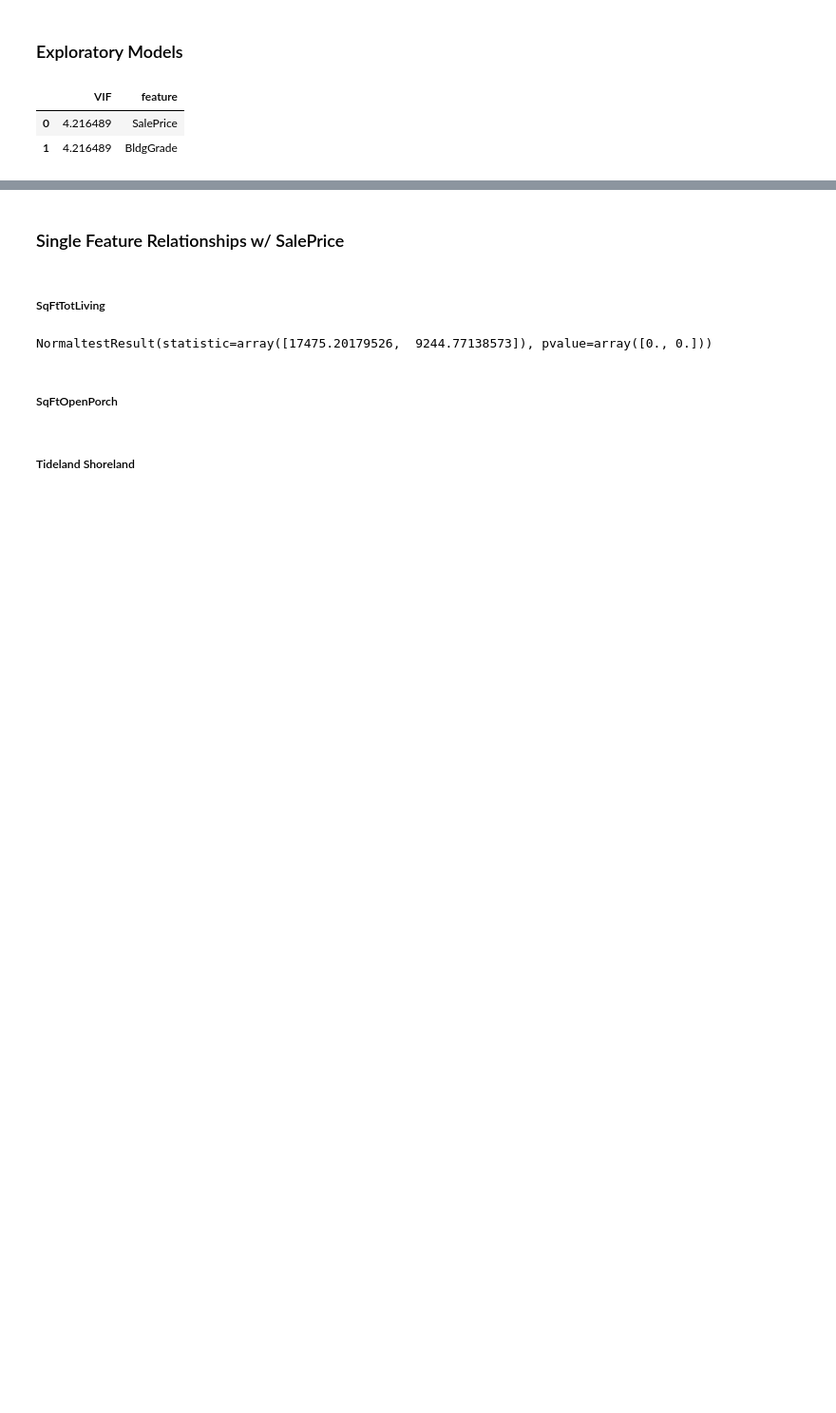
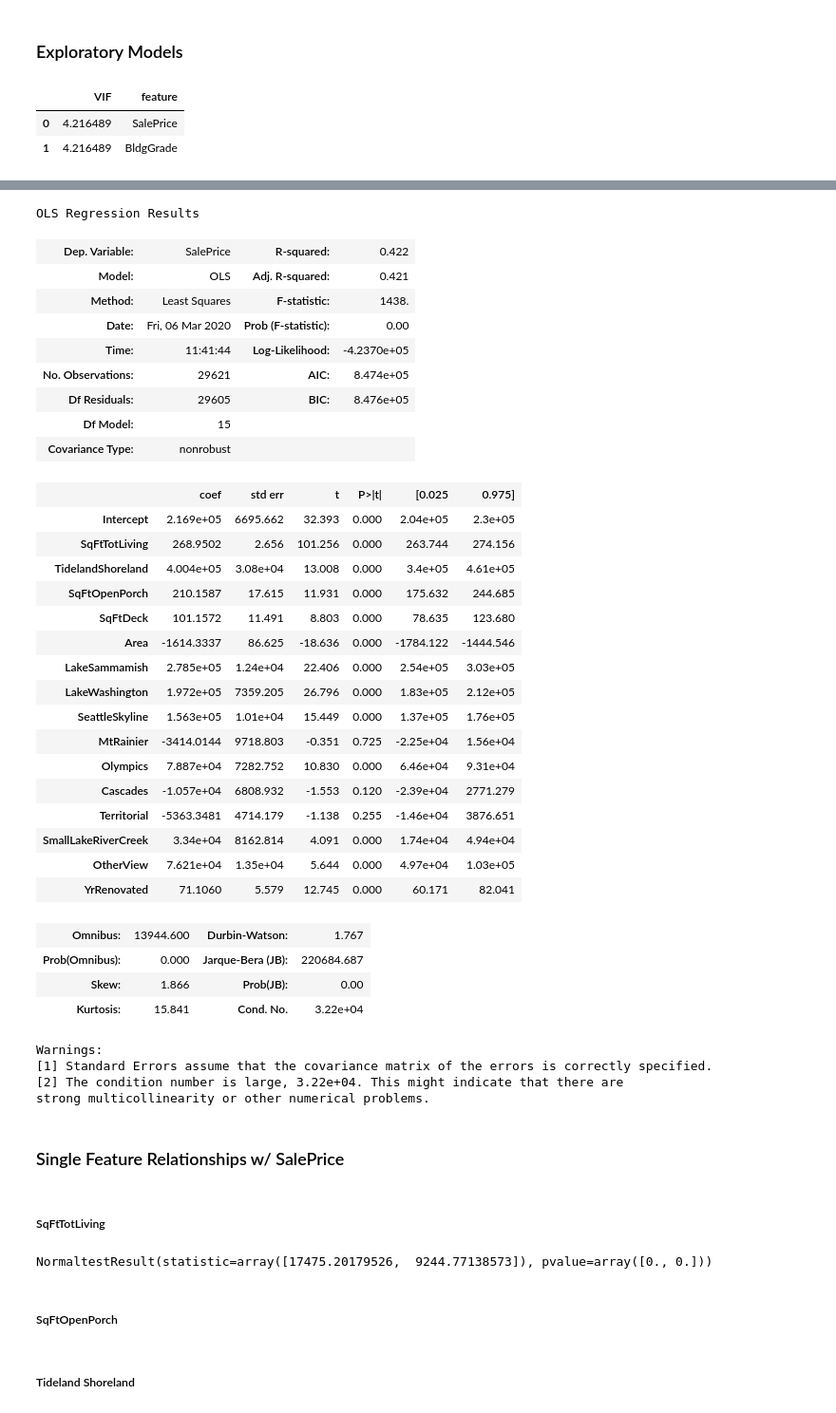
Before and after one commit to sam-thurman/king_county_housing, a Jupyter notebook: notebooks/exploratory/sam_exploratory_2.ipynb, the cells around one changed output, grey strips where cells are left out. Shown: that part at 95% size. Saved outputs shown, nothing was run; the diff lists cells and outputs as text; code cells hidden in the pictures; blank space fills up the shorter version.

```diff
--- a/notebooks/exploratory/sam_exploratory_2.ipynb
+++ b/notebooks/exploratory/sam_exploratory_2.ipynb
@@ -117,7 +206,46 @@ fsm = ols(formula='SalePrice ~ BldgGrade', data=groomed_df).fit().summary()
 # %%
-columns = ['BldgGrade', 'TidelandShoreland', 'SqFtOpenPorch', 'SqFtDeck', 'Area', 'LakeSammamish', 'LakeWashington', 'SeattleSkyline', 'YrRenovated']
+columns = ['SqFtTotLiving', 'TidelandShoreland', 'SqFtOpenPorch', 'SqFtDeck', 'Area', 'LakeSammamish', 'LakeWashington', 'SeattleSkyline', 'MtRainier', 'Olympics', 'Cascades',
+                                'Territorial', 'SmallLakeRiverCreek',
+                                'OtherView', 'YrRenovated']
 # stats_maker.get_vif(groomed_df, columns)
-# stats_maker.get_model(groomed_df, columns).summary(), stats_maker.get_vif((groomed_df, columns)
+stats_maker.get_model(groomed_df, columns).summary()
+# stats_maker.get_vif(groomed_df, columns)
+# %% [output]
+OLS Regression Results
+| Dep. Variable: | SalePrice | R-squared: | 0.422 |
+| Model: | OLS | Adj. R-squared: | 0.421 |
+| Method: | Least Squares | F-statistic: | 1438. |
+| Date: | Fri, 06 Mar 2020 | Prob (F-statistic): | 0.00 |
+| Time: | 11:41:44 | Log-Likelihood: | -4.2370e+05 |
+| No. Observations: | 29621 | AIC: | 8.474e+05 |
+| Df Residuals: | 29605 | BIC: | 8.476e+05 |
+| Df Model: | 15 |  |  |
+| Covariance Type: | nonrobust |  |  |
+|  | coef | std err | t | P>|t| | [0.025 | 0.975] |
+| Intercept | 2.169e+05 | 6695.662 | 32.393 | 0.000 | 2.04e+05 | 2.3e+05 |
+| SqFtTotLiving | 268.9502 | 2.656 | 101.256 | 0.000 | 263.744 | 274.156 |
+| TidelandShoreland | 4.004e+05 | 3.08e+04 | 13.008 | 0.000 | 3.4e+05 | 4.61e+05 |
+| SqFtOpenPorch | 210.1587 | 17.615 | 11.931 | 0.000 | 175.632 | 244.685 |
+| SqFtDeck | 101.1572 | 11.491 | 8.803 | 0.000 | 78.635 | 123.680 |
+| Area | -1614.3337 | 86.625 | -18.636 | 0.000 | -1784.122 | -1444.546 |
+| LakeSammamish | 2.785e+05 | 1.24e+04 | 22.406 | 0.000 | 2.54e+05 | 3.03e+05 |
+| LakeWashington | 1.972e+05 | 7359.205 | 26.796 | 0.000 | 1.83e+05 | 2.12e+05 |
+| SeattleSkyline | 1.563e+05 | 1.01e+04 | 15.449 | 0.000 | 1.37e+05 | 1.76e+05 |
+| MtRainier | -3414.0144 | 9718.803 | -0.351 | 0.725 | -2.25e+04 | 1.56e+04 |
+| Olympics | 7.887e+04 | 7282.752 | 10.830 | 0.000 | 6.46e+04 | 9.31e+04 |
+| Cascades | -1.057e+04 | 6808.932 | -1.553 | 0.120 | -2.39e+04 | 2771.279 |
+| Territorial | -5363.3481 | 4714.179 | -1.138 | 0.255 | -1.46e+04 | 3876.651 |
+| SmallLakeRiverCreek | 3.34e+04 | 8162.814 | 4.091 | 0.000 | 1.74e+04 | 4.94e+04 |
+| OtherView | 7.621e+04 | 1.35e+04 | 5.644 | 0.000 | 4.97e+04 | 1.03e+05 |
+| YrRenovated | 71.1060 | 5.579 | 12.745 | 0.000 | 60.171 | 82.041 |
+| Omnibus: | 13944.600 | Durbin-Watson: | 1.767 |
+| Prob(Omnibus): | 0.000 | Jarque-Bera (JB): | 220684.687 |
+| Skew: | 1.866 | Prob(JB): | 0.00 |
+| Kurtosis: | 15.841 | Cond. No. | 3.22e+04 |
+Warnings:
+[1] Standard Errors assume that the covariance matrix of the errors is correctly specified.
+[2] The condition number is large, 3.22e+04. This might indicate that there are
+strong multicollinearity or other numerical problems.
 # %% [markdown]
 ### Single Feature Relationships w/ SalePrice
 # %% [markdown]
```
Also changed, not shown: parts of 7 cells of this notebook, 4 other files.
